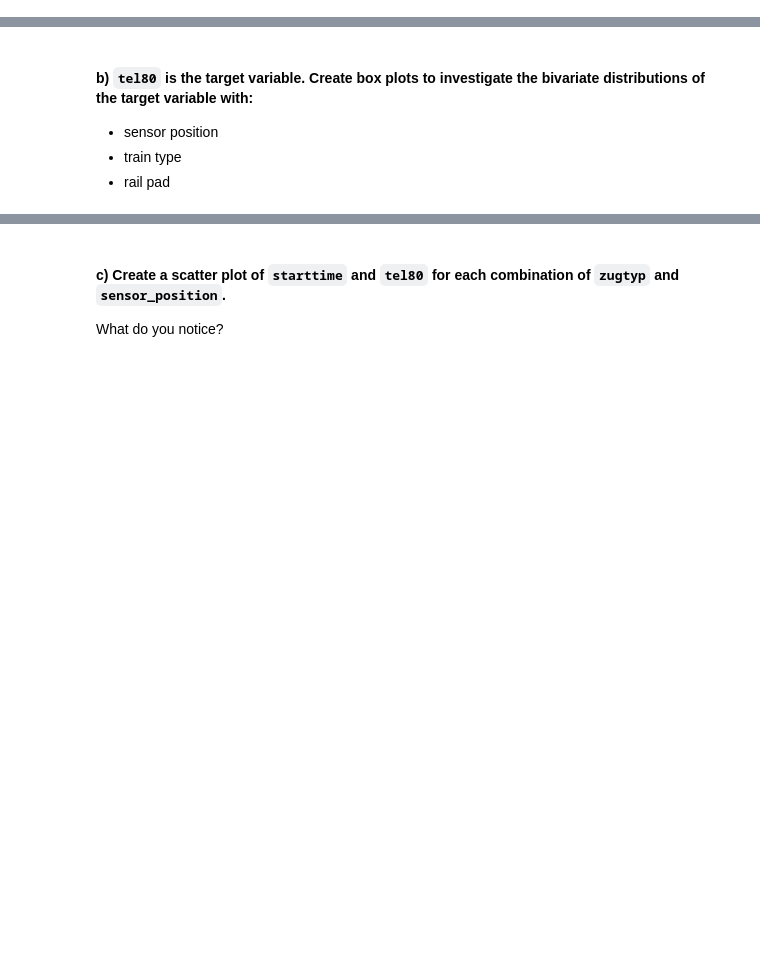
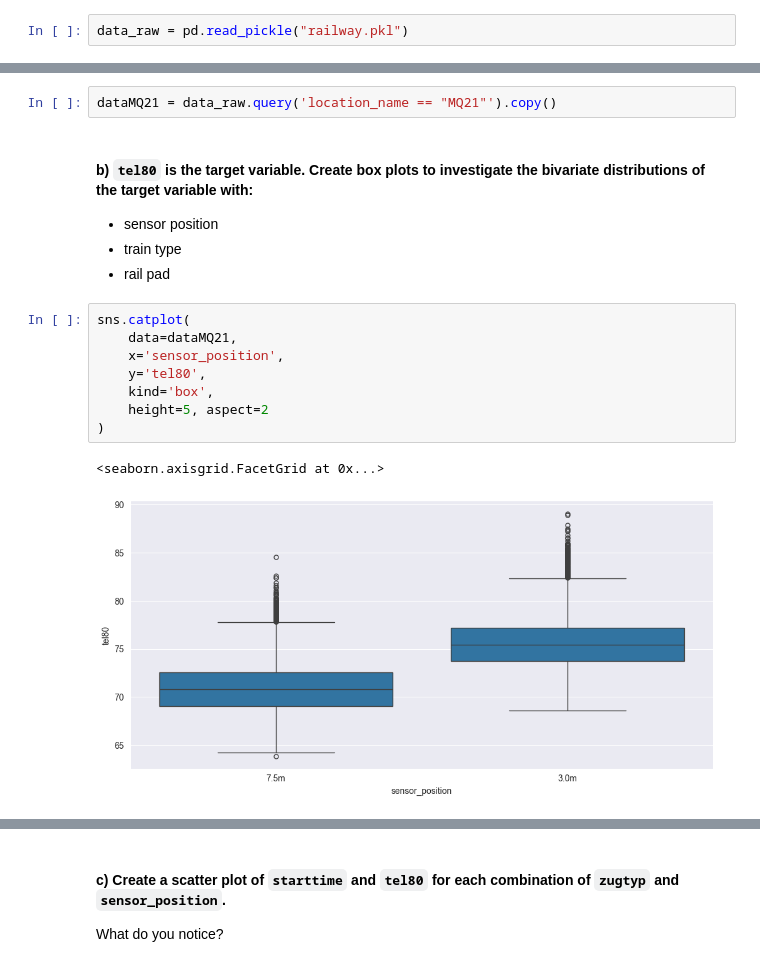
Before and after one commit to FaceEnte/Applied-Statistics, a Jupyter notebook: data/files_for_problem_sheets/sheet_4/railway1.ipynb, the cells around one changed output, grey strips where cells are left out. Drawn from its saved outputs; the diff is of its cells as text; blank space fills up the shorter version.

Commit message:
solved railway1.ipynb

```diff
--- a/data/files_for_problem_sheets/sheet_4/railway1.ipynb
+++ b/data/files_for_problem_sheets/sheet_4/railway1.ipynb
@@ -9,6 +15,8 @@ Applied Statistics
 # %% [markdown]
 ### 1. Import and visualise data
 #### a) Use the `pd.read_pickle` function to import the data from `railway.pkl`.
+# %%
+data_raw = pd.read_pickle("railway.pkl")
 # %% [markdown]
 #### b) Try to understand the data and its structure.
 Visualize the data to do this.
@@ -25,8 +124,21 @@ Try it on your own first. If you need guidance, you can solve tasks 2 and 3.
 # %% [markdown]
 ### 3. Visualization
 #### a) We focus on the cross section MQ 2.1. Filter out the other data.
+# %%
+dataMQ21 = data_raw.query('location_name == "MQ21"').copy()
 # %% [markdown]
 #### b) `tel80` is the target variable. Create box plots to investigate the bivariate distributions of the target variable with:
 * sensor position
 * train type
 * rail pad
+# %%
+sns.catplot(
+    data=dataMQ21,
+    x='sensor_position',
+    y='tel80',
+    kind='box',
+    height=5, aspect=2
+)
+# %% [output]
+<seaborn.axisgrid.FacetGrid at 0x...>
+[figure, added]
```
Also changed, not shown: parts of 14 cells of this notebook.
